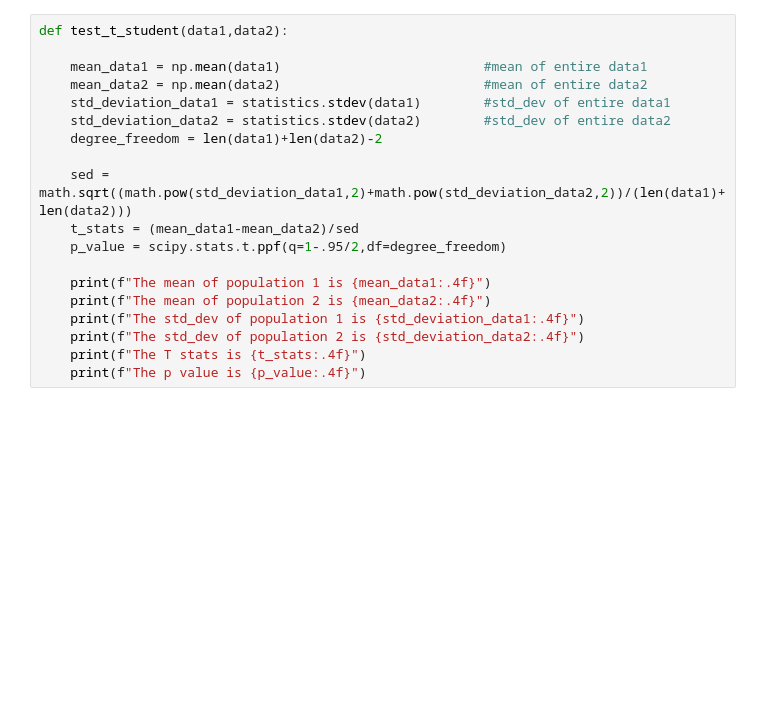
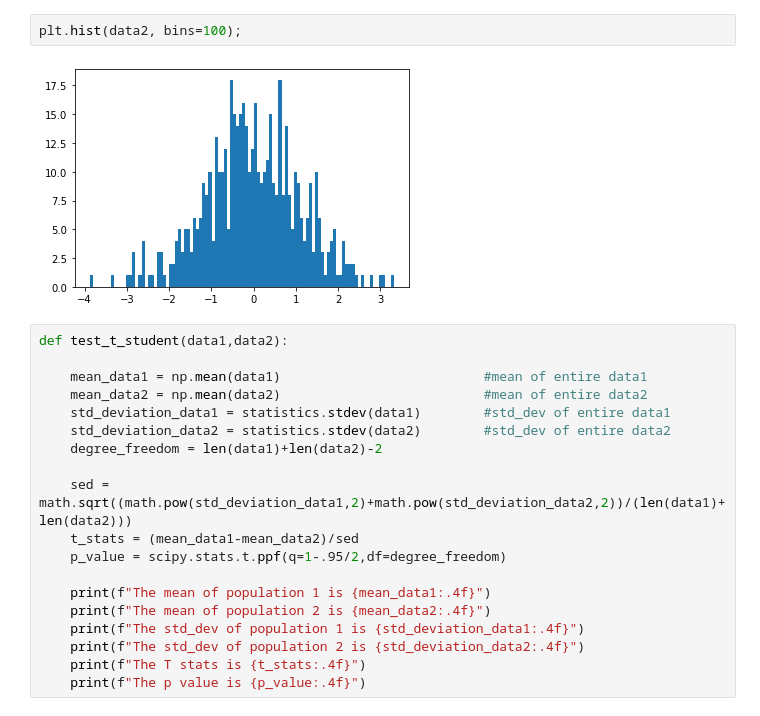
Before and after one commit to raffoliveira/Master_Degree, a Jupyter notebook: Disciplinas/Metodologia/probabilidade/test_t_student.ipynb, the cells around one changed output. Drawn from its saved outputs; the diff is of its cells as text; blank space fills up the shorter version.

```diff
--- a/Disciplinas/Metodologia/probabilidade/test_t_student.ipynb
+++ b/Disciplinas/Metodologia/probabilidade/test_t_student.ipynb
@@ -25,3 +31,7 @@ array([-2.11032372,  1.62280296,  0.5404513 ,  2.251847  ,  1.13782075,
+# %%
+plt.hist(data2, bins=100);
+# %% [output]
+[figure, added]
 # %%
 def test_t_student(data1,data2):
 
```
Also changed, not shown: parts of 6 cells of this notebook.
